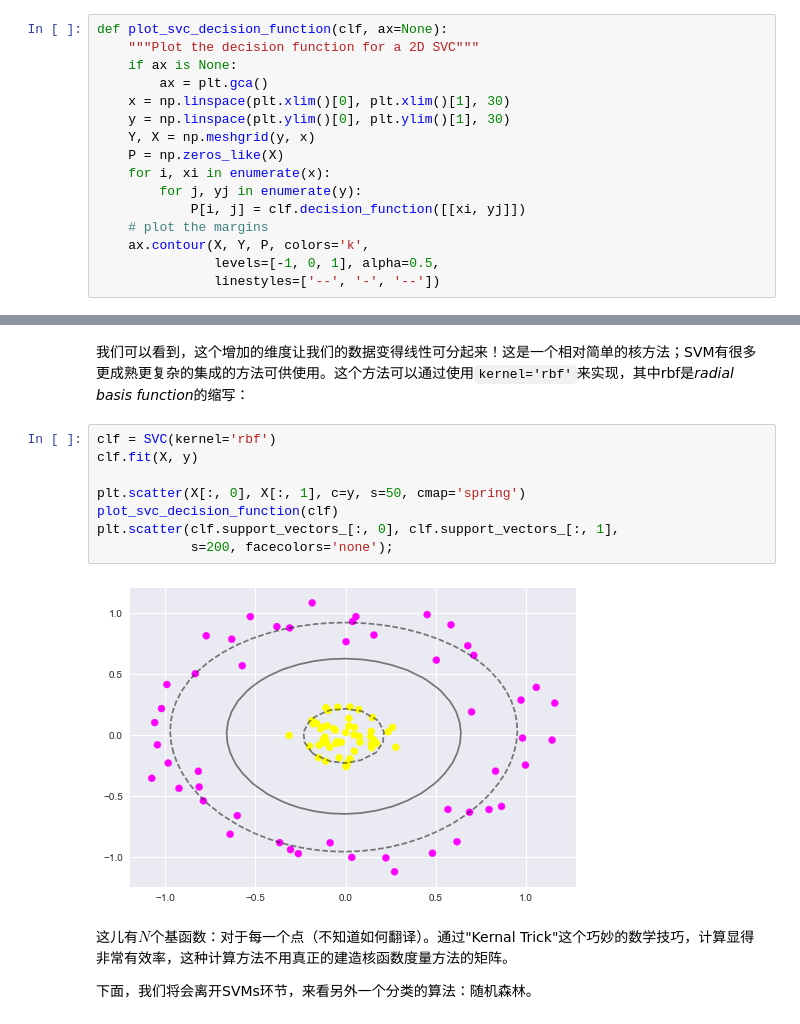
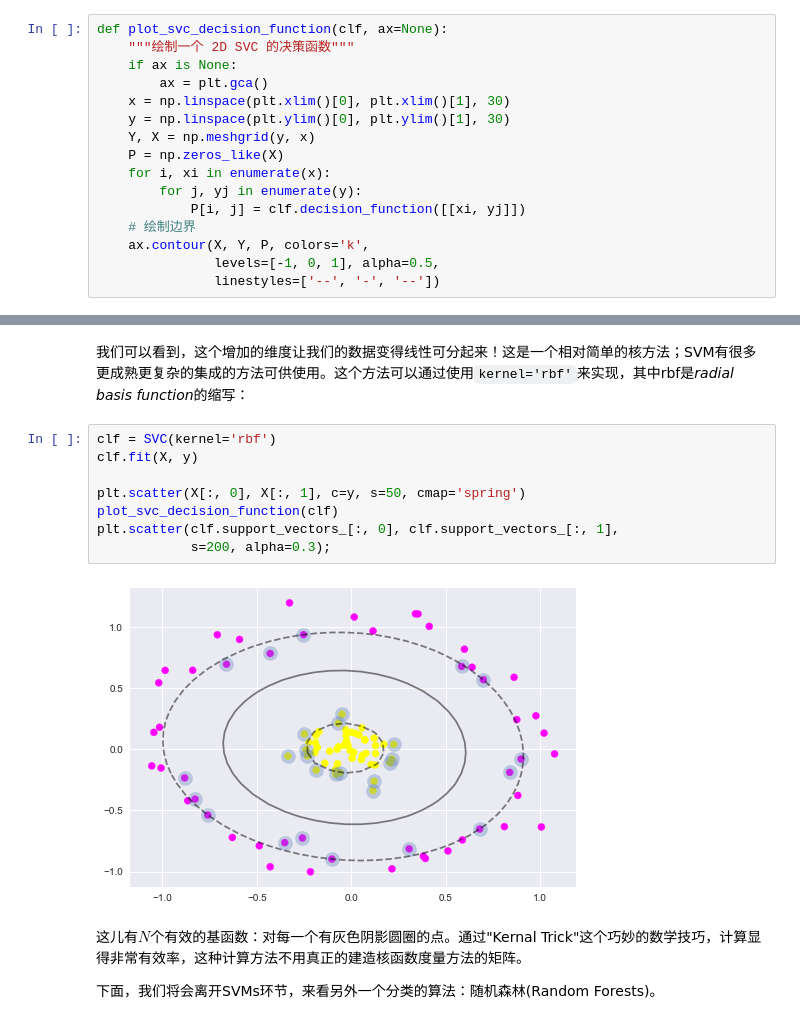
Before and after one commit to palandatarxcom/sklearn_tutorial_cn, a Jupyter notebook: notebooks/03.1-Classification-SVMs.ipynb, the cells around one changed output, grey strips where cells are left out. Cells and saved outputs as stored; diff of their text form.

```diff
--- a/notebooks/03.1-Classification-SVMs.ipynb
+++ b/notebooks/03.1-Classification-SVMs.ipynb
@@ -74,7 +81,7 @@ SVC(C=1.0, cache_size=200, class_weight=None, coef0=0.0,
 为了更好的知道发生了什么，我们创造一个简单方便的函数，去画出SVM算法生成的数据集边界：
 # %%
 def plot_svc_decision_function(clf, ax=None):
-    """Plot the decision function for a 2D SVC"""
+    """绘制一个 2D SVC 的决策函数"""
     if ax is None:
         ax = plt.gca()
     x = np.linspace(plt.xlim()[0], plt.xlim()[1], 30)
@@ -84,7 +91,7 @@ def plot_svc_decision_function(clf, ax=None):
     for i, xi in enumerate(x):
         for j, yj in enumerate(y):
             P[i, j] = clf.decision_function([[xi, yj]])
-    # plot the margins
+    # 绘制边界
     ax.contour(X, Y, P, colors='k',
                levels=[-1, 0, 1], alpha=0.5,
                linestyles=['--', '-', '--'])
@@ -169,14 +179,14 @@ interact(plot_3D, elev=[-90, 90], azip=(-180, 180));
 # %%
 clf = SVC(kernel='rbf')
 clf.fit(X, y)
 
 plt.scatter(X[:, 0], X[:, 1], c=y, s=50, cmap='spring')
 plot_svc_decision_function(clf)
 plt.scatter(clf.support_vectors_[:, 0], clf.support_vectors_[:, 1],
-            s=200, facecolors='none');
+            s=200, alpha=0.3);
 # %% [output]
-[figure, old version]
+[figure, new version]
 # %% [markdown]
-这儿有$N$个基函数：对于每一个点（不知道如何翻译）。通过"Kernal Trick"这个巧妙的数学技巧，计算显得非常有效率，这种计算方法不用真正的建造核函数度量方法的矩阵。
+这儿有$N$个有效的基函数：对每一个有灰色阴影圆圈的点。通过"Kernal Trick"这个巧妙的数学技巧，计算显得非常有效率，这种计算方法不用真正的建造核函数度量方法的矩阵。
 
-下面，我们将会离开SVMs环节，来看另外一个分类的算法：随机森林。
+下面，我们将会离开SVMs环节，来看另外一个分类的算法：随机森林(Random Forests)。
```
Also changed, not shown: parts of 18 cells of this notebook.
